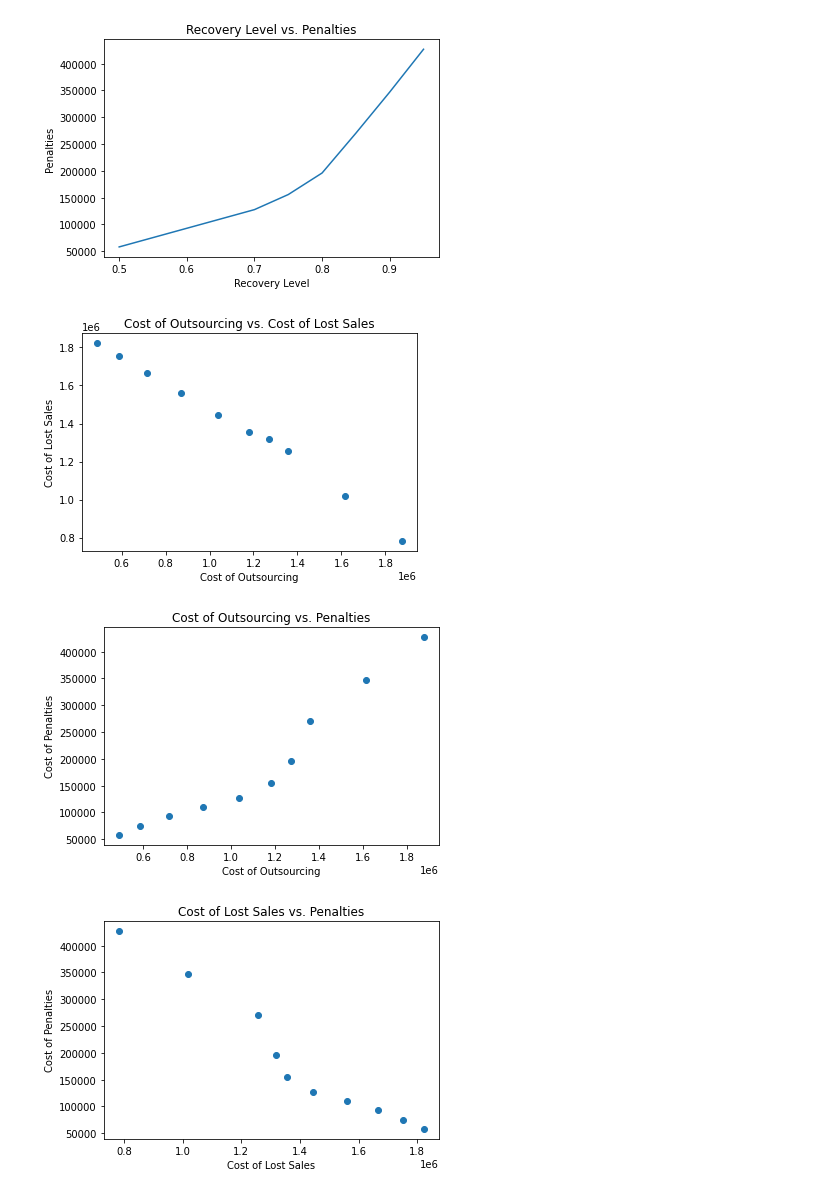
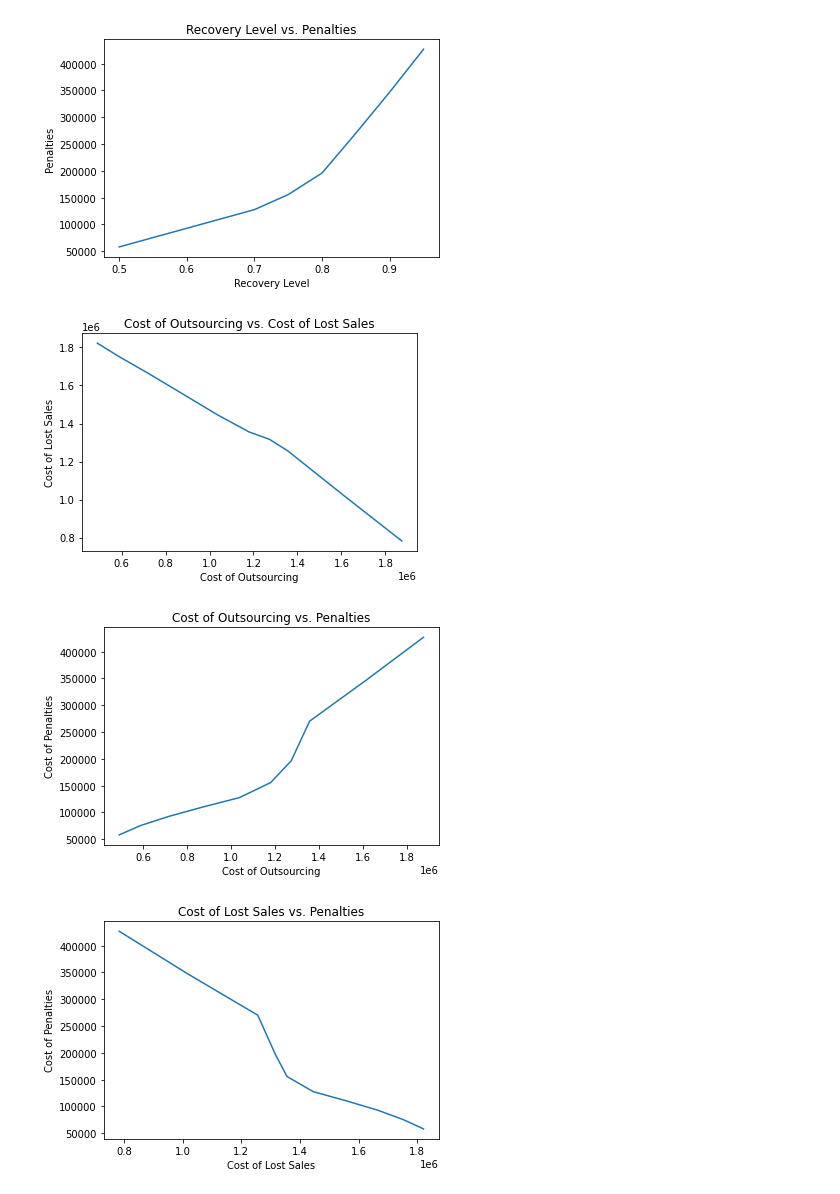
Before and after one commit to dkabe/SC_Resilience, a Jupyter notebook: Notebooks/Visuals.ipynb, the cells around one changed output. Drawn from its saved outputs; the diff is of its cells as text; code cells hidden in the pictures.

```diff
--- a/Notebooks/Visuals.ipynb
+++ b/Notebooks/Visuals.ipynb
@@ -171,26 +171,26 @@ plt.show()
 # %%
 ## Costs against each other
 # %%
-plt.scatter(Outsource, LostSales)
+plt.plot(Outsource, LostSales)
 plt.title("Cost of Outsourcing vs. Cost of Lost Sales")
 plt.xlabel("Cost of Outsourcing")
 plt.ylabel("Cost of Lost Sales")
 plt.show()
 # %% [output]
-[figure, old version]
+[figure, new version]
 # %%
-plt.scatter(Outsource, RL_Penalties)
+plt.plot(Outsource, RL_Penalties)
 plt.title("Cost of Outsourcing vs. Penalties")
 plt.xlabel("Cost of Outsourcing")
 plt.ylabel("Cost of Penalties")
 plt.show()
 # %% [output]
-[figure, old version]
+[figure, new version]
 # %%
-plt.scatter(LostSales, RL_Penalties)
+plt.plot(LostSales, RL_Penalties)
 plt.title("Cost of Lost Sales vs. Penalties")
 plt.xlabel("Cost of Lost Sales")
 plt.ylabel("Cost of Penalties")
 plt.show()
 # %% [output]
-[figure, old version]
+[figure, new version]
```
Also changed, not shown: parts of 3 cells of this notebook, 4 other files.
